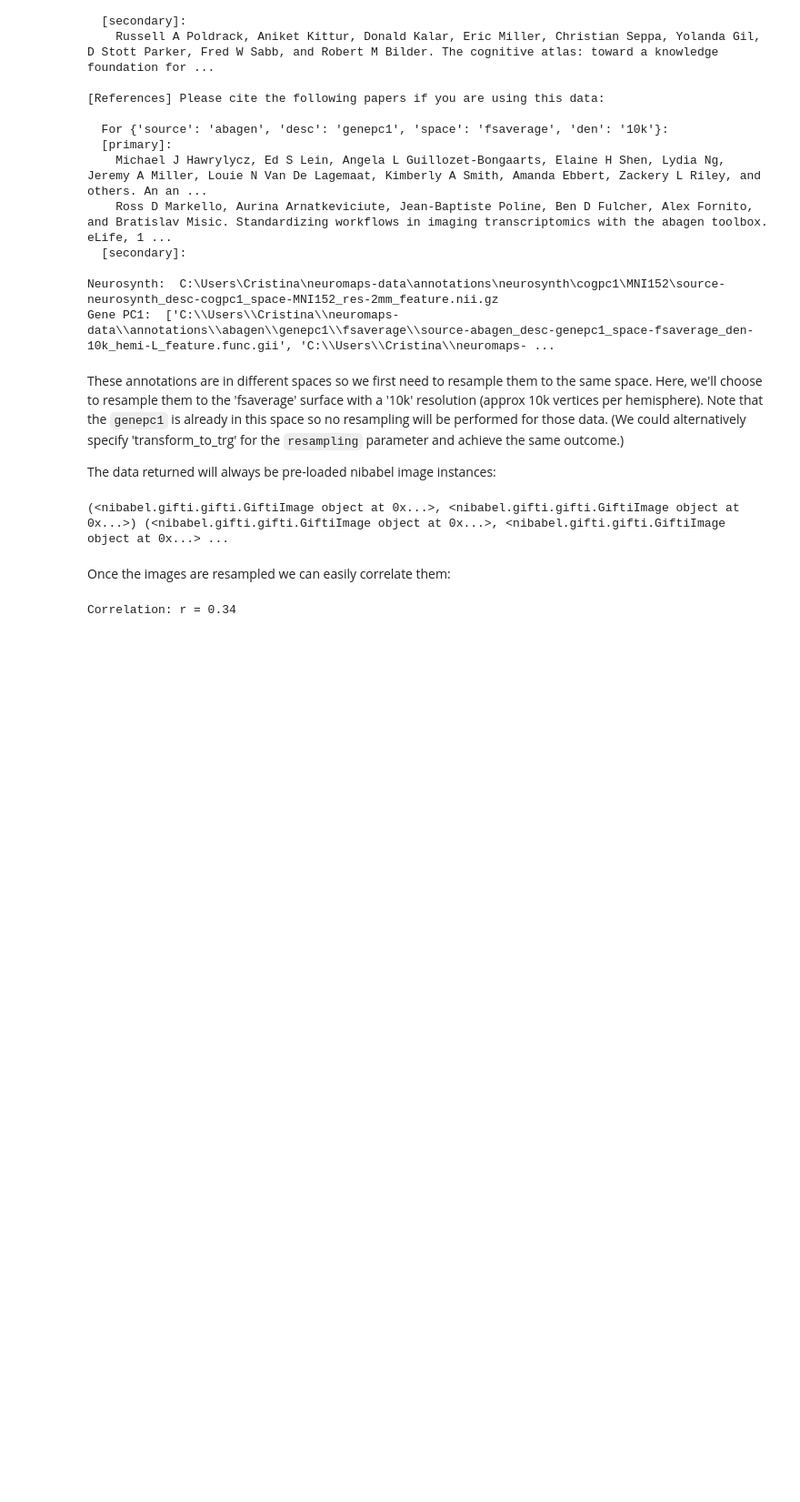
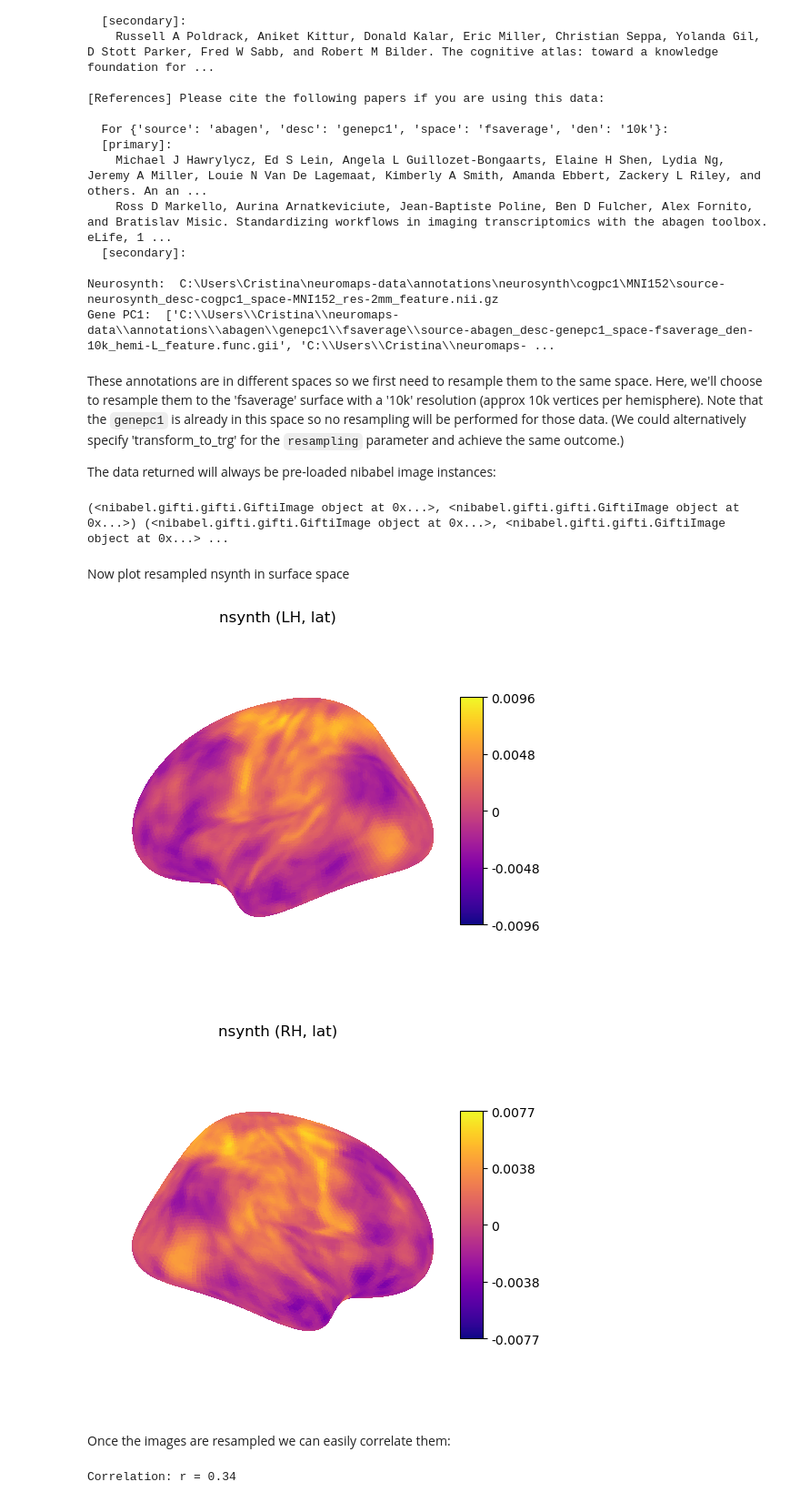
Before and after one commit to crisglav/ei_maps, a Jupyter notebook: python/plot_spatial_nulls.ipynb, the cells around one changed output. Shown at 91% size. Drawn from its saved outputs; the diff is of its cells as text; code cells hidden in the pictures; blank space fills up the shorter version.

Commit message:
play with resampling and plotting maps

```diff
--- a/python/plot_spatial_nulls.ipynb
+++ b/python/plot_spatial_nulls.ipynb
@@ -68,6 +68,36 @@ nsynth, genepc = resampling.resample_images(src=nsynth, trg=genepc,
 print(nsynth, genepc)
 # %% [output]
 (<nibabel.gifti.gifti.GiftiImage object at 0x...>, <nibabel.gifti.gifti.GiftiImage object at 0x...>) (<nibabel.gifti.gifti.GiftiImage object at 0x...>, <nibabel.gifti.gifti.GiftiImage object at 0x...> ...
+# %% [markdown]
+Now plot resampled nsynth in surface space
+# %%
+
+from neuromaps.datasets import fetch_fsaverage
+from nilearn import plotting
+
+# fetch fsaverage meshes (same density you resampled to)
+fs = fetch_fsaverage(density="10k")
+
+# unpack hemispheres (each is a nibabel GiftiImage)
+nsynth_lh, nsynth_rh = nsynth
+genepc_lh, genepc_rh = genepc
+
+# extract vertex-wise arrays
+nsynth_lh_data = nsynth_lh.darrays[0].data
+nsynth_rh_data = nsynth_rh.darrays[0].data
+
+genepc_lh_data = genepc_lh.darrays[0].data
+genepc_rh_data = genepc_rh.darrays[0].data
+
+# plot nsynth (inflated surface)
+plotting.plot_surf_stat_map(fs["inflated"].L, nsynth_lh_data, hemi="left",  view="lateral",
+                            cmap="plasma", colorbar=True, title="nsynth (LH, lat)")
+plotting.plot_surf_stat_map(fs["inflated"].R, nsynth_rh_data, hemi="right", view="lateral",
+                            cmap="plasma", colorbar=True, title="nsynth (RH, lat)")
+plotting.show()
+# %% [output]
+[figure, added]
+[figure, added]
 # %% [markdown]
 Once the images are resampled we can easily correlate them:
 # %%
```
Also changed, not shown: 10 other files.
